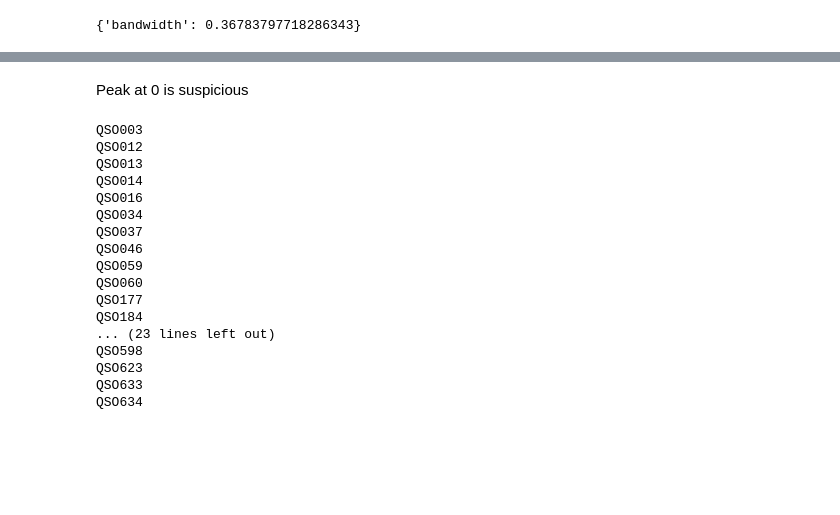
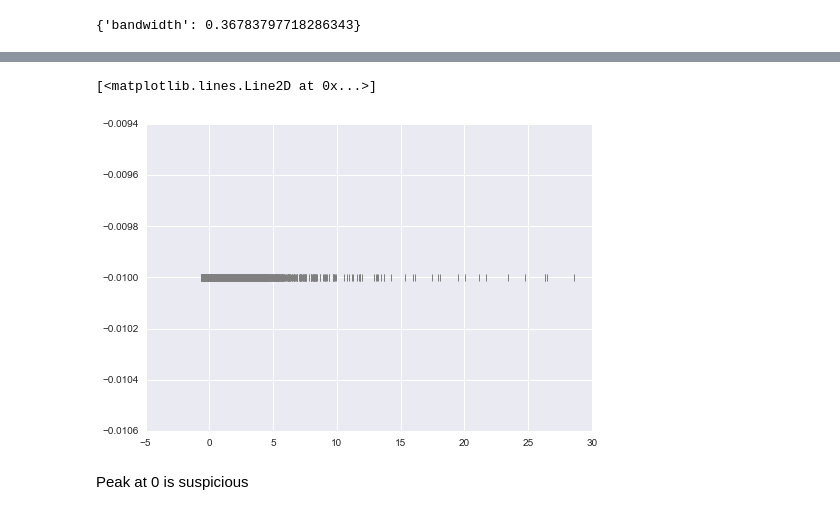
Before and after one commit to liamcoatman/thesis, a Jupyter notebook: Scratch.ipynb, the cells around one changed output, grey strips where cells are left out. Cells and saved outputs as stored; diff of their text form; code cells hidden in the pictures; blank space fills up the shorter version.

```diff
--- a/Scratch.ipynb
+++ b/Scratch.ipynb
@@ -61,23 +64,9 @@ n, bins, patches = plt.hist(x,
+# %%
+fig, ax = plt.subplots()
+
+ax.plot(x, np.full_like(x, -0.01), marker='|', markeredgecolor='grey', linestyle='', markeredgewidth=1)
+# %% [output]
+[<matplotlib.lines.Line2D at 0x...>]
+[figure, added]
 # %% [markdown]
 Peak at 0 is suspicious
-# %%
-ii = df.index[(x > -0.19274203) & (x < 0.12154142)]
-for i in ii: print i
-# %% [output]
-QSO003
-QSO012
-QSO013
-QSO014
-QSO016
-QSO034
-QSO037
-QSO046
-QSO059
-QSO060
-QSO177
-QSO184
-... (23 lines left out)
-QSO598
-QSO623
-QSO633
-QSO634
```
Also changed, not shown: parts of 16 cells of this notebook, 8 other files.
